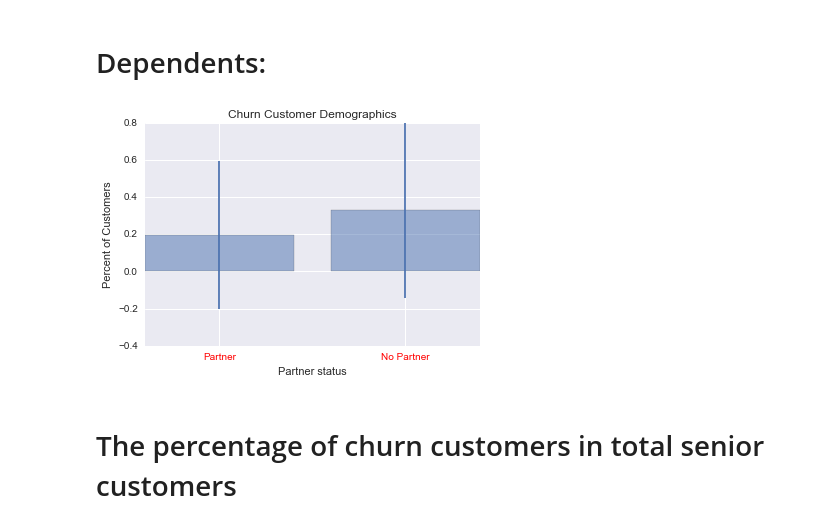
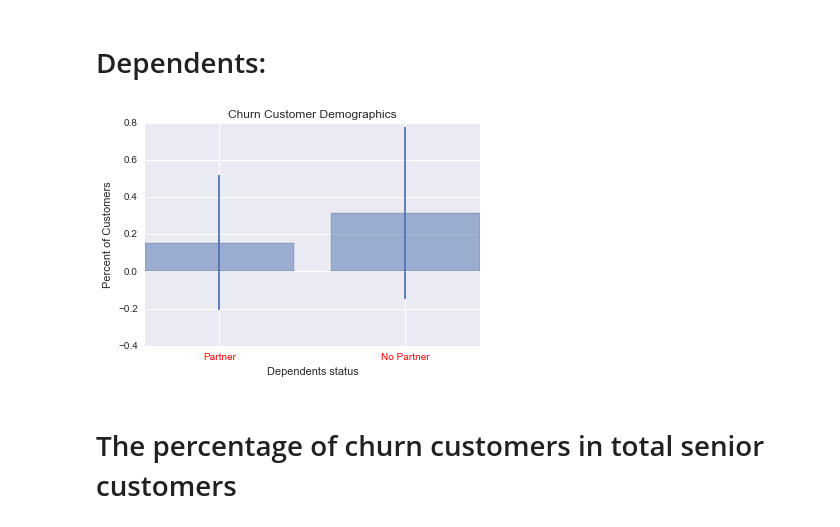
Before and after one commit to vinhpvu/Telco-customer-analytics, a Jupyter notebook: Untitled.ipynb, the cells around one changed output. Drawn from its saved outputs; the diff is of its cells as text; code cells hidden in the pictures.

```diff
--- a/Untitled.ipynb
+++ b/Untitled.ipynb
@@ -407,20 +439,19 @@ plt.show()
 # %% [markdown]
 # Dependents:
 # %%
-Dependents_mean,Dependents_std, Dependents_position= barplot("Partner")
+Dependents_mean,Dependents_std, Dependents_position= barplot("Dependents")
 plt.bar(Dependents_position, Dependents_mean, yerr=Dependents_std, align='center', alpha=0.5)
-labels = ['Partner','No Partner']
 
 plt.xticks(Dependents_position,labels, color='red')
 
 labels = ['Dependents','No Dependents']
 
-plt.xlabel('Partner status')
+plt.xlabel('Dependents status')
 plt.ylabel('Percent of Customers')
 plt.title('Churn Customer Demographics')
 plt.show()
 # %% [output]
-[figure, old version]
+[figure, new version]
 # %% [markdown]
 # The percentage of churn customers in total senior customers
 # %% [markdown]
```
Also changed, not shown: parts of 19 cells of this notebook.
